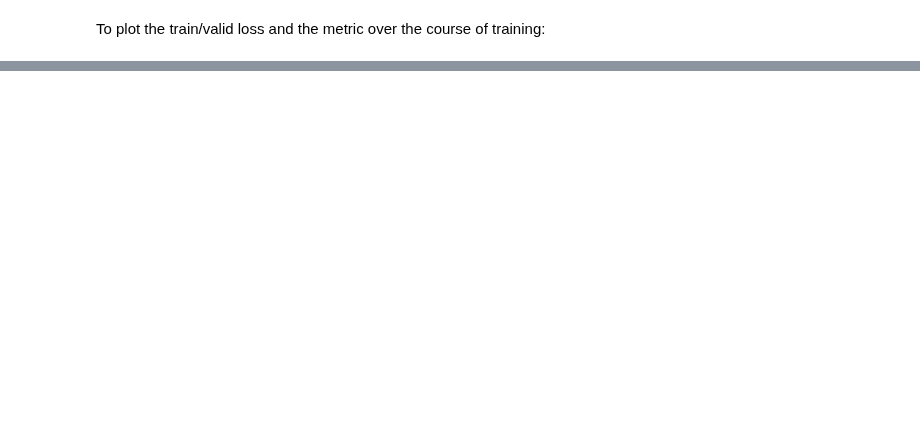
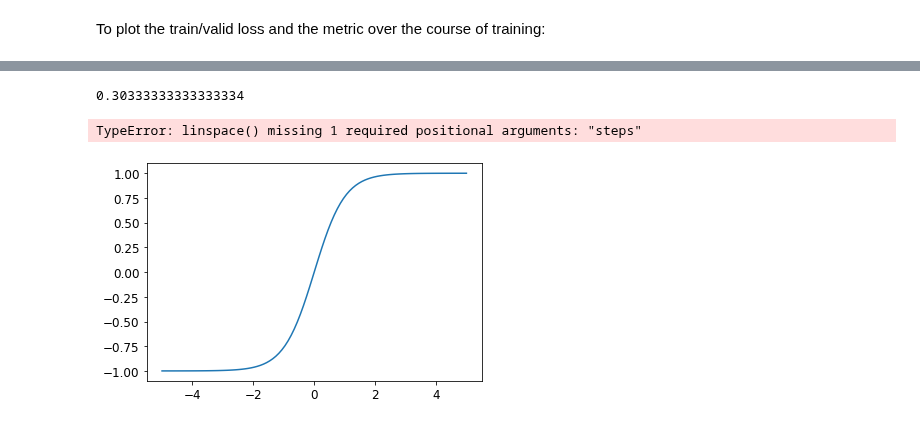
Before and after one commit to debjyotiSRoy/xcube_old, a Jupyter notebook: nbs/examples/mimic/sample/mimic3-9k_sample.ipynb, the cells around one changed output, grey strips where cells are left out. Saved outputs shown, nothing was run; the diff lists cells and outputs as text; code cells hidden in the pictures; blank space fills up the shorter version.

```diff
--- a/nbs/examples/mimic/sample/mimic3-9k_sample.ipynb
+++ b/nbs/examples/mimic/sample/mimic3-9k_sample.ipynb
@@ -474,8 +519,12 @@ L(lm_vocab)
 # %%
 x_tfms = [Tokenizer.from_df('text'), attrgetter("text"), Numericalize(vocab=lm_vocab)]
+x_tfms_r = [Tokenizer.from_df('text', ), attrgetter("text"), Numericalize(vocab=lm_vocab), reverse_text]
 y_tfms = [ColReader('labels', label_delim=';'), MultiCategorize(vocab=lbls), OneHotEncode()]
 tfms = [x_tfms, y_tfms]
+tfms_r = [x_tfms_r, y_tfms]
 # %%
 dsets = Datasets(df, tfms, splits=splits)
 # %% [output]
 [interactive output not drawn]
+# %%
+dsets_r = Datasets(df, tfms_r, splits=splits)
@@ -488,5 +539,5 @@ len(dsets.train), len(dsets.valid)
 # %%
-x = dsets.train[0]
+x, x_r = dsets.train[0], dsets_r.train[0]
 # %%
 dsets.decode(x)
 # %% [output]
@@ -919,0 +1187,20 @@ plt.plot(L(learn.recorder.values).itemgot(2));
+# %%
+PrecisionK(preds, targs)
+# %% [output]
+0.30333333333333334
+# %%
+plot_function(torch.sigmoid)
+# %% [output]
+TypeError: linspace() missing 1 required positional arguments: "steps"
+# %%
+def plot_function(f, tx=None, ty=None, title=None, min=-2, max=2, figsize=(6,4)):
+    x = torch.linspace(min,max, steps=100)
+    fig,ax = plt.subplots(figsize=figsize)
+    ax.plot(x,f(x))
+    if tx is not None: ax.set_xlabel(tx)
+    if ty is not None: ax.set_ylabel(ty)
+    if title is not None: ax.set_title(title)
+# %%
+plot_function(torch.tanh, min=-5, max=5)
+# %% [output]
+[figure, added]
```
Also changed, not shown: parts of 86 cells of this notebook, 7 other files.
